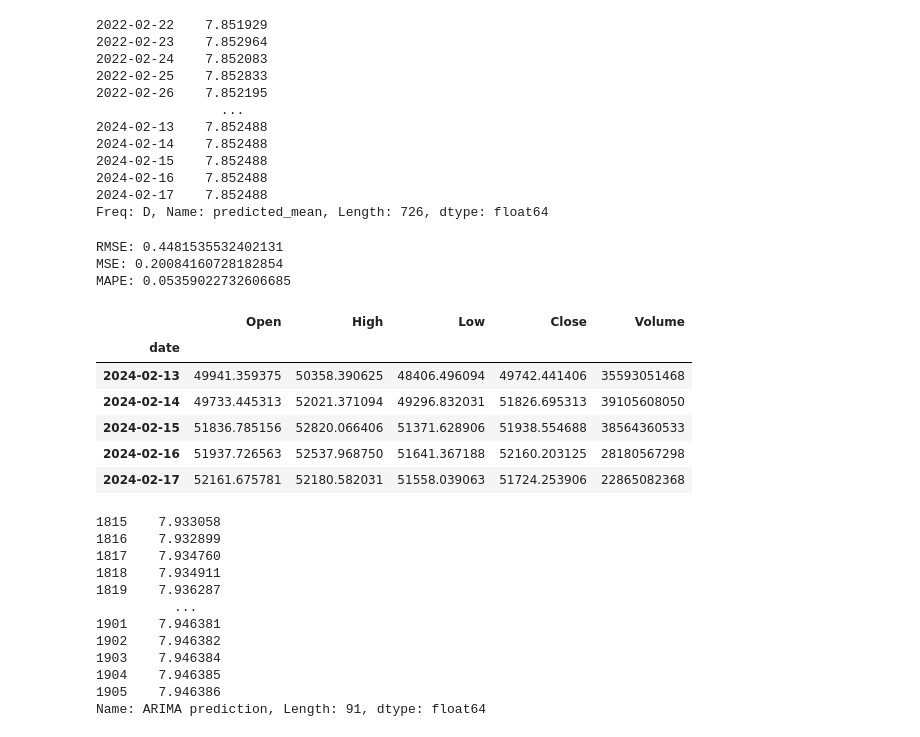
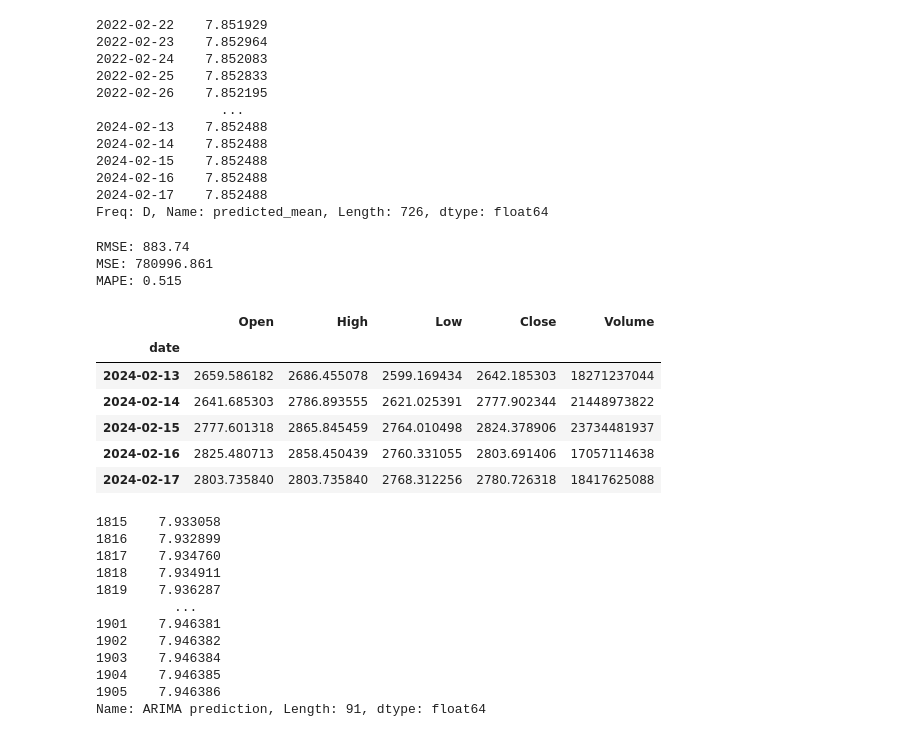
Before and after one commit to KamDaXay/IS403_O21_15, a Jupyter notebook: Model/ARIMA/ARIMA_64.ipynb, the cells around one changed output. Drawn from its saved outputs; the diff is of its cells as text; code cells hidden in the pictures.

```diff
--- a/Model/ARIMA/ARIMA_64.ipynb
+++ b/Model/ARIMA/ARIMA_64.ipynb
@@ -560,30 +569,30 @@ print(pred)
 Freq: D, Name: predicted_mean, Length: 726, dtype: float64
 # %%
 #Report Performance
-rmse_eth = root_mean_squared_error(test_eth,pred)
-print('RMSE: '+str(rmse_eth))
+rmse_eth = root_mean_squared_error(np.exp(test_eth), np.exp(pred))
+print('RMSE: '+str(rmse_eth.round(3)))
 
-mse_eth = mean_squared_error(test_eth, pred)
-print('MSE: '+str(mse_eth))
+mse_eth = mean_squared_error(np.exp(test_eth), np.exp(pred))
+print('MSE: '+str(mse_eth.round(3)))
 
-mape_eth = mean_absolute_percentage_error(test_eth, pred)
-print('MAPE: '+str(mape_eth))
+mape_eth = mean_absolute_percentage_error(np.exp(test_eth), np.exp(pred))
+print('MAPE: '+str(mape_eth.round(3)))
 # %% [output]
-RMSE: 0.4481535532402131
-MSE: 0.20084160728182854
-MAPE: 0.05359022732606685
+RMSE: 883.74
+MSE: 780996.861
+MAPE: 0.515
 # %%
 model_eth_2 = ARIMA(df_log_eth, order=(2,1,2))
 model_eth_2 = model_eth_2.fit()
-btc_data.tail()
+eth_data.tail()
 # %% [output]
 |  | Open | High | Low | Close | Volume |
 | date |  |  |  |  |  |
-| 2024-02-13 | 49941.359375 | 50358.390625 | 48406.496094 | 49742.441406 | 35593051468 |
-| 2024-02-14 | 49733.445313 | 52021.371094 | 49296.832031 | 51826.695313 | 39105608050 |
-| 2024-02-15 | 51836.785156 | 52820.066406 | 51371.628906 | 51938.554688 | 38564360533 |
-| 2024-02-16 | 51937.726563 | 52537.968750 | 51641.367188 | 52160.203125 | 28180567298 |
-| 2024-02-17 | 52161.675781 | 52180.582031 | 51558.039063 | 51724.253906 | 22865082368 |
+| 2024-02-13 | 2659.586182 | 2686.455078 | 2599.169434 | 2642.185303 | 18271237044 |
+| 2024-02-14 | 2641.685303 | 2786.893555 | 2621.025391 | 2777.902344 | 21448973822 |
+| 2024-02-15 | 2777.601318 | 2865.845459 | 2764.010498 | 2824.378906 | 23734481937 |
+| 2024-02-16 | 2825.480713 | 2858.450439 | 2760.331055 | 2803.691406 | 17057114638 |
+| 2024-02-17 | 2803.735840 | 2803.735840 | 2768.312256 | 2780.726318 | 18417625088 |
 # %%
 index_future_dates = pd.RangeIndex(start=len(eth_data), stop=len(eth_data)+91, step=1)
 pred_eth = model_eth_2.predict(start=len(eth_data), end=len(eth_data)+90).rename('ARIMA prediction')
```
Also changed, not shown: parts of 21 cells of this notebook, 2 other files.
